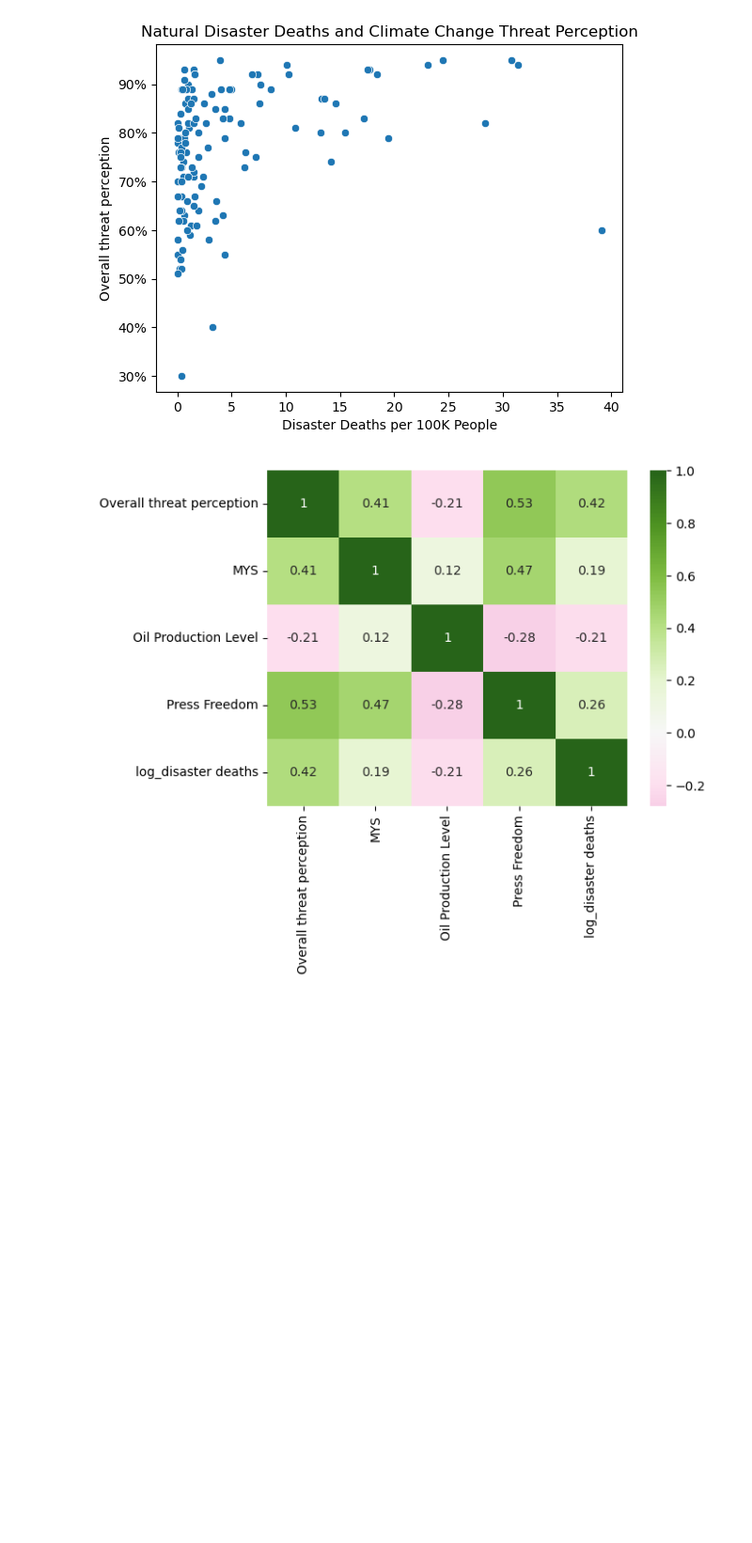
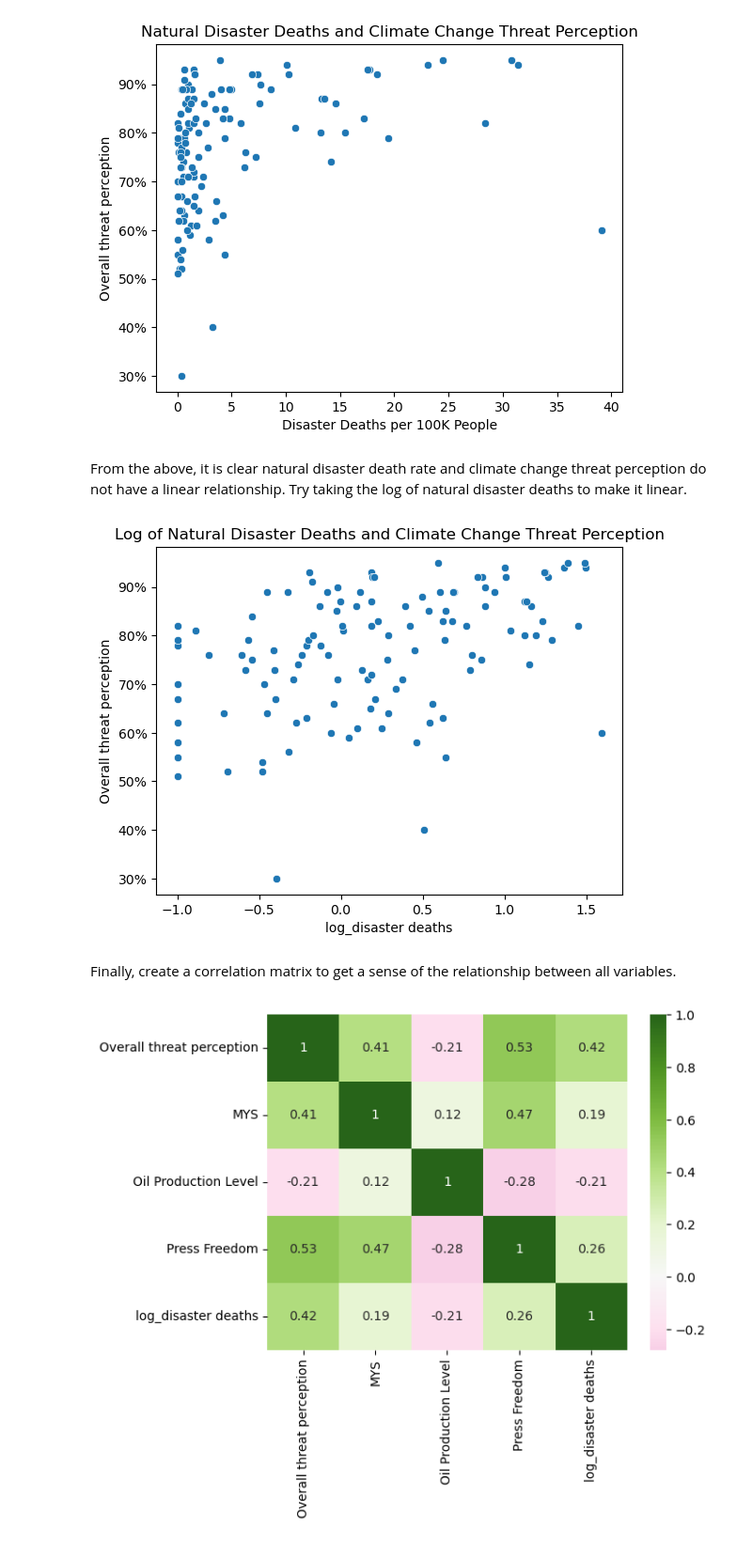
Before and after one commit to seshafi/Climate-Change-Perception, a Jupyter notebook: Climate Change Perception.ipynb, the cells around one changed output. Shown: that part at 94% size. Drawn from its saved outputs; the diff is of its cells as text; code cells hidden in the pictures; blank space fills up the shorter version.

```diff
--- a/Climate Change Perception.ipynb
+++ b/Climate Change Perception.ipynb
@@ -87,9 +129,19 @@ plot.yaxis.set_major_formatter(mtick.PercentFormatter())
 plt.title("Natural Disaster Deaths and Climate Change Threat Perception", loc='center', size=12);
 # %% [output]
 [figure]
+# %% [markdown]
+From the above, it is clear natural disaster death rate and climate change threat perception do not have a linear relationship. Try taking the log of natural disaster deaths to make it linear.
 # %%
 df['log_disaster deaths'] = np.log10(df['Disaster Deaths per 100K People'])
 df['log_disaster deaths'] = df['Disaster Deaths per 100K People'].apply(lambda x: -1 if x < 0.1 else np.log10(x))
+
+plot = sns.scatterplot(x=df['log_disaster deaths'], y='Overall threat perception', data=df)
+plot.yaxis.set_major_formatter(mtick.PercentFormatter())
+plt.title("Log of Natural Disaster Deaths and Climate Change Threat Perception", loc='center', size=12);
+# %% [output]
+[figure, added]
+# %% [markdown]
+Finally, create a correlation matrix to get a sense of the relationship between all variables.
 # %%
 df_trimmed = df[['Overall threat perception', 'MYS', 'Oil Production Level', 'Press Freedom', 'log_disaster deaths']]
 corr_matrix = df_trimmed.corr()
```
Also changed, not shown: parts of 21 cells of this notebook.
